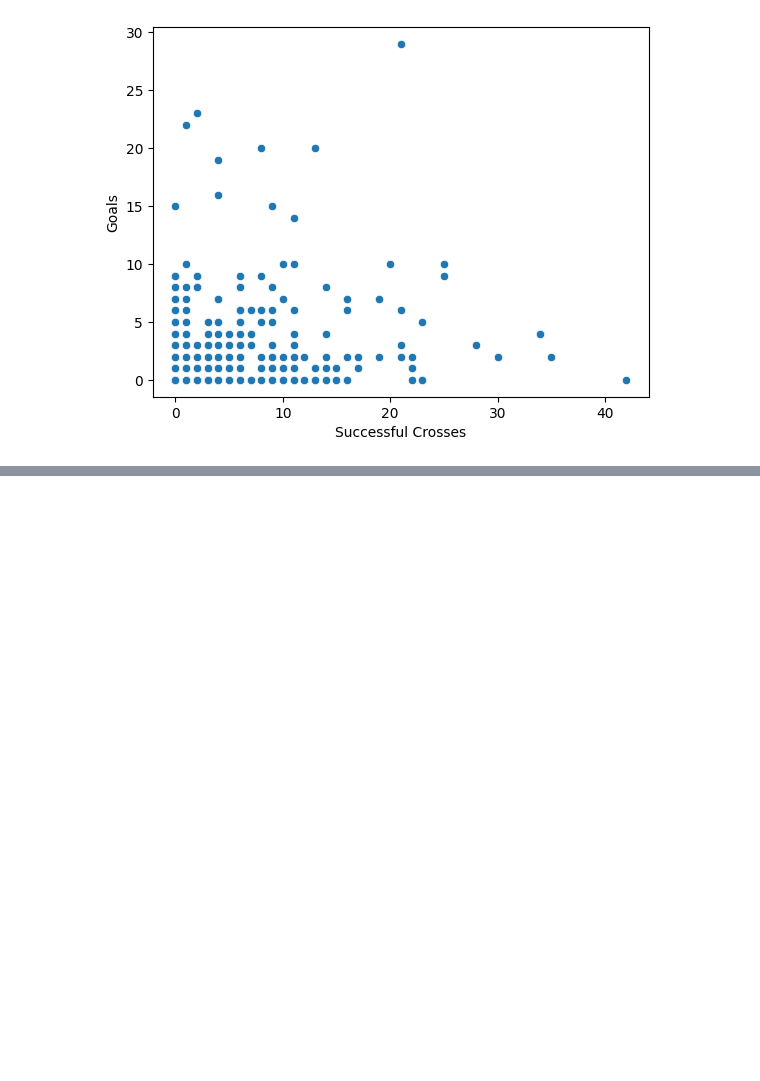
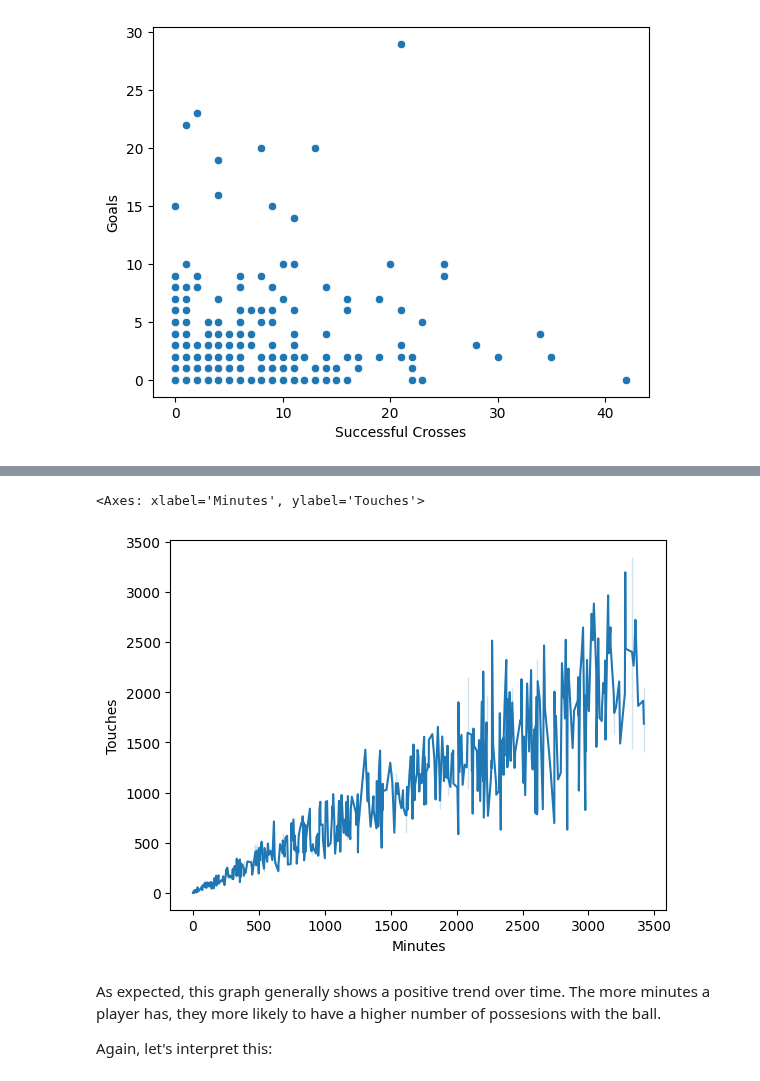
Before and after one commit to schuckers/Charlotte_SCORE_Summer25, a Jupyter notebook: Modules/Seaborn and Basic visualizations in Python Using English Premier League data by Austin Hayes/Seaborn and Basic visualizations in Python Using English Premier League data by Austin Hayes.ipynb, the cells around one changed output, grey strips where cells are left out. Saved outputs shown, nothing was run; the diff lists cells and outputs as text; code cells hidden in the pictures; blank space fills up the shorter version.

```diff
--- a/Modules/Seaborn and Basic visualizations in Python Using English Premier League data by Austin Hayes/Seaborn and Basic visualizations in Python Using English Premier League data by Austin Hayes.ipynb
+++ b/Modules/Seaborn and Basic visualizations in Python Using English Premier League data by Austin Hayes/Seaborn and Basic visualizations in Python Using English Premier League data by Austin Hayes.ipynb
@@ -132,0 +140,11 @@ Very Interesting. It seems as though there is a weak to possibly moderate negati
+# %%
+# Make the lineplot
+# A lineplot is a useful graph that displays the relationship between 2 numerical variables.
+sns.lineplot(data = premier_league_data, x='Minutes', y='Touches')
+# %% [output]
+<Axes: xlabel='Minutes', ylabel='Touches'>
+[figure, added]
+# %% [markdown]
+As expected, this graph generally shows a positive trend over time. The more minutes a player has, they more likely to have a higher number of possesions with the ball.
+
+Again, let's interpret this:
```
Also changed, not shown: parts of 3 cells of this notebook.
